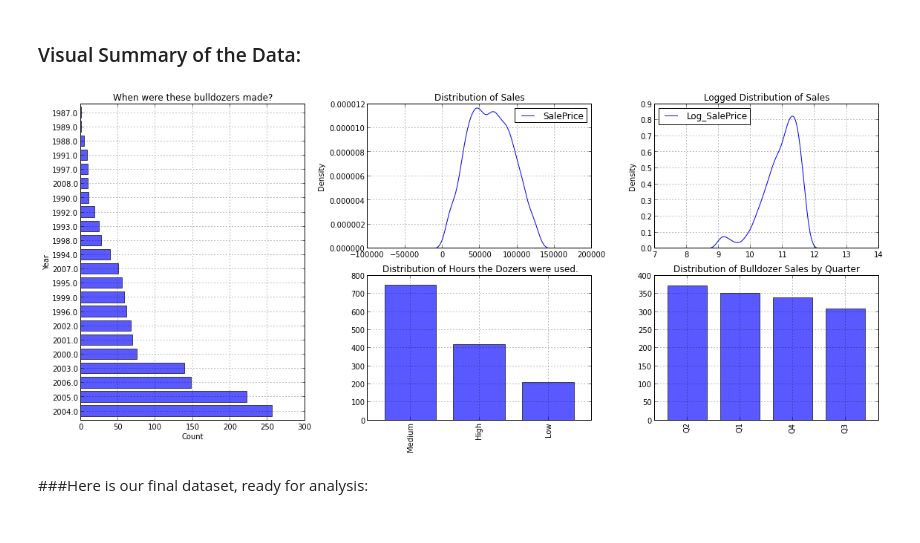
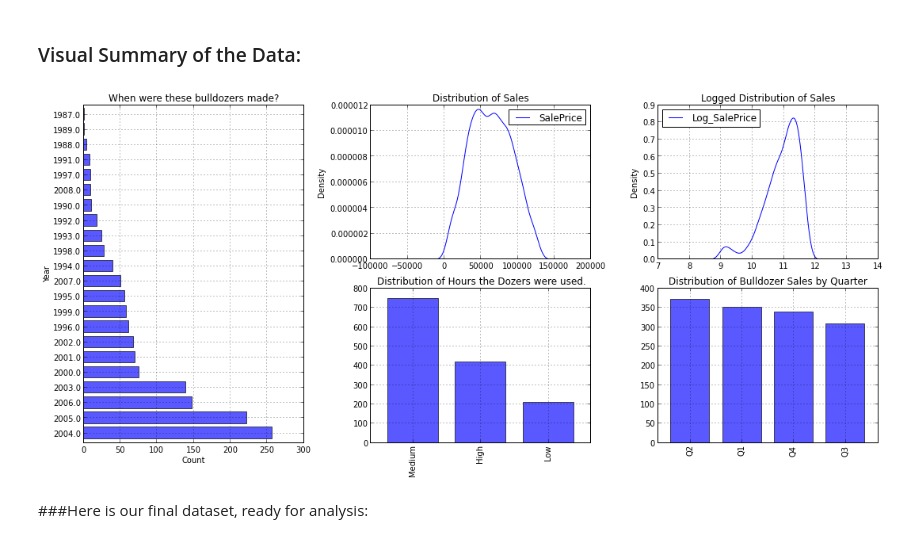
Before and after one commit to agconti/BlueBook, a Jupyter notebook: BlueBook.ipynb, the cells around one changed output. Saved outputs shown, nothing was run; the diff lists cells and outputs as text; code cells hidden in the pictures.

Commit message:
updated descriptive chart size

```diff
--- a/BlueBook.ipynb
+++ b/BlueBook.ipynb
@@ -143,37 +143,37 @@ df = df.dropna() # Drops Null Values from the dataframe.
 # %% [markdown]
 ### Visual Summary of the Data:
 # %%
-fig = plt.figure(figsize=(16,7), dpi=1600)
+fig = plt.figure(figsize=(15,7), dpi=1600)
 df['Log_SalePrice'] = df.SalePrice.apply(lambda x: log(x)) # transforms sales price
 a=.65 # sets the alpha level
 
 ax1 = plt.subplot2grid((2, 3), (0, 1))
 df.SalePrice.plot(kind='kde')
 title("Distribution of Sales"); legend(loc='best')
 
 ax2 = plt.subplot2grid((2, 3), (0, 2), colspan=2)
 df.Log_SalePrice.plot(kind='kde')
 title("Logged Distribution of Sales"); legend(loc='best')
 
 ax3 = plt.subplot2grid((2, 3), (0, 0), colspan=1, rowspan=2)
 df.YearMade.value_counts().plot(kind='barh', alpha=a)
 title("When were these bulldozers made?")
 plt.xlabel('Count')
 plt.ylabel('Year')
 # you could show a distrubution of how old they are
 
 ax4 = plt.subplot2grid((2, 3), (1, 2), rowspan=2)
 df.Quarter.value_counts().plot(kind='bar',alpha= a)
 title("Distribution of Bulldozer Sales by Quarter")
 
 ax5 = plt.subplot2grid((2, 3), (1, 1))
 df.UsageBand.value_counts().plot(kind='bar', alpha=a)
 title("Distribution of Hours the Dozers were used. ")
 
 
 plt.tight_layout()
 # %% [output]
-[figure, old version]
+[figure, new version]
 # %% [markdown]
 ###Here is our final dataset, ready for analysis:
 # %%
```
